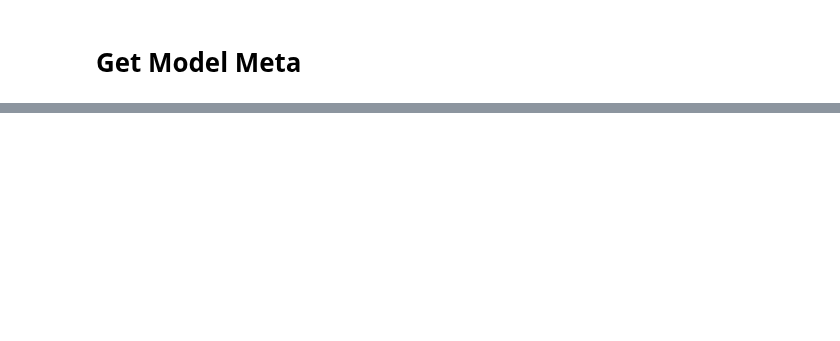
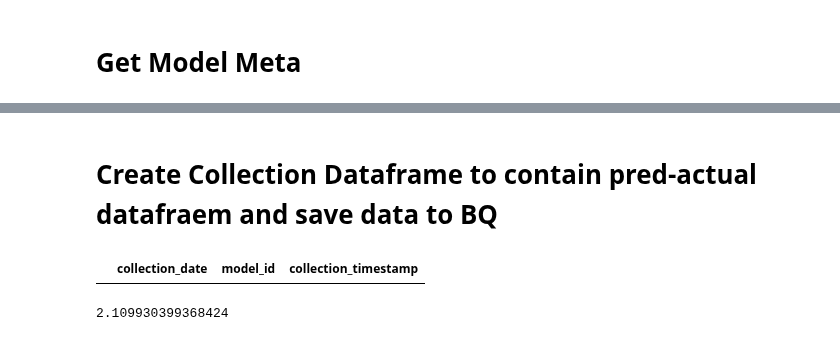
Before and after one commit to technqvi/TimeSeriesML-FinMarket, a Jupyter notebook: forecast-asset -price-movement-LSTM-TimeSeries/collect_performance_forecast_result.ipynb, the cells around one changed output, grey strips where cells are left out. Cells and saved outputs as stored; diff of their text form; code cells hidden in the pictures; blank space fills up the shorter version.

```diff
--- a/forecast-asset -price-movement-LSTM-TimeSeries/collect_performance_forecast_result.ipynb
+++ b/forecast-asset -price-movement-LSTM-TimeSeries/collect_performance_forecast_result.ipynb
@@ -22,17 +22,25 @@ date_col='date'
 # %%
-# startX  and endX are  predict date  must be contained fin_movement_forecast
-# For make prediction , startX is the starting day to use backward/the past 60 data to make prediction the next 10 day
+# startX  and endX are  prediction date that both must be contained fin_movement_forecast
+# startX is the starting day to use backward/the past 60 data to make prediction the next 10 day
 # # use 60 past days since startX  to predict 2026-06-02 To 2026-06-11'
 
-# Date to run is Sunday
-# if datetime.now().weekday()!=6:
-#   raise Exception("Allow Collection forcasting result only Sunday")
+log_date=datetime(2023,8,27)
+
+# Date to run is Sunday Or Saturday (Weekend)
+if log_date.weekday()!=6:
+  raise Exception("Allow Collection forcasting result only Sunday")
+
+log_date=datetime(2023,8,27)
+log_timestamp=datetime(2023,8,27,1,0,0)
+# log_timestampe=datetime.now(timezone.utc)
 
 # 2023-08-25 00:00:00  get last prediction of the week from fin_movement_forecast
 endX='2023-08-25'
+#endX='2023-06-09' # the first week to predict data    '2023-05-31 - 2023-06-02'
 # get  prev prediction  from  get last prediction
 startX=datetime.strptime(endX,'%Y-%m-%d')+timedelta(days=1)+timedelta(days=-no_days)
 startX=startX.strftime('%Y-%m-%d')
 
+print(f"Date to collect data on {log_date.strftime('%A %d-%m-%Y')}  at {log_timestamp}")
 print(f"Collection data from {startX} - {endX}")
 # %% [output]
@@ -296,0 +298,2 @@ Index: []
+# %% [markdown]
+# Create Collection Dataframe to contain pred-actual datafraem and save data to BQ
@@ -296,0 +302,18 @@ Index: []
+# %%
+df=pd.DataFrame(columns=["collection_date","model_id","collection_timestamp"])
+df["collection_date"]=log_date
+df["model_id"]=model_id
+df["collection_timestamp"]=log_timestamp
+df
+# %% [output]
+|  | collection_date | model_id | collection_timestamp |
+# %%
+# Load all value include recently ingested value to calculate MAE
+# get sum(ABS) and count of total rows
+# sum+ recent sumb  and count+no recent rows
+
+from sklearn.metrics import mean_absolute_error
+MAE = mean_absolute_error(dfAllForecastResult[f'actual_value'], dfAllForecastResult[f'pred_value'])
+MAE
+# %% [output]
+2.109930399368424
```
Also changed, not shown: parts of 19 cells of this notebook, 1 other file.
